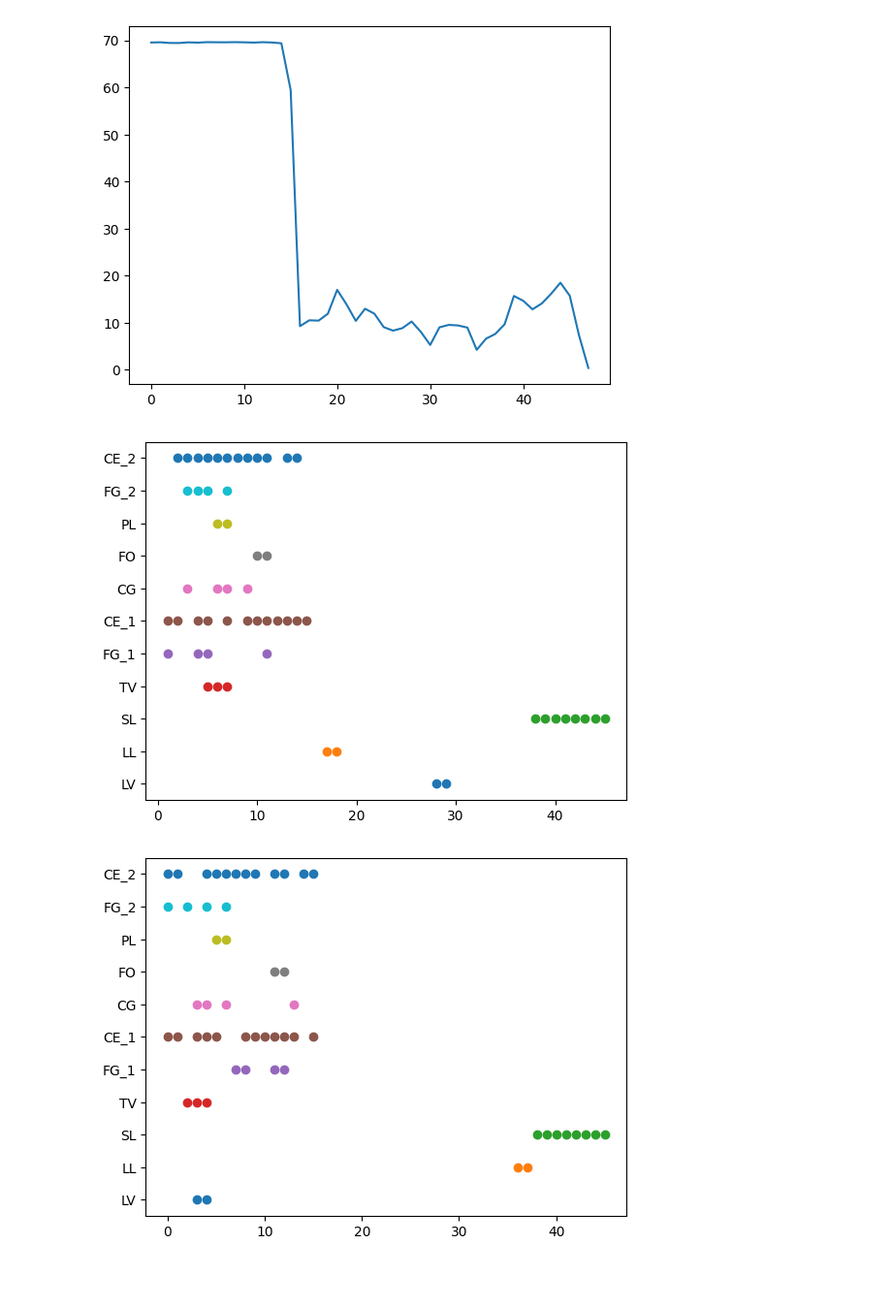
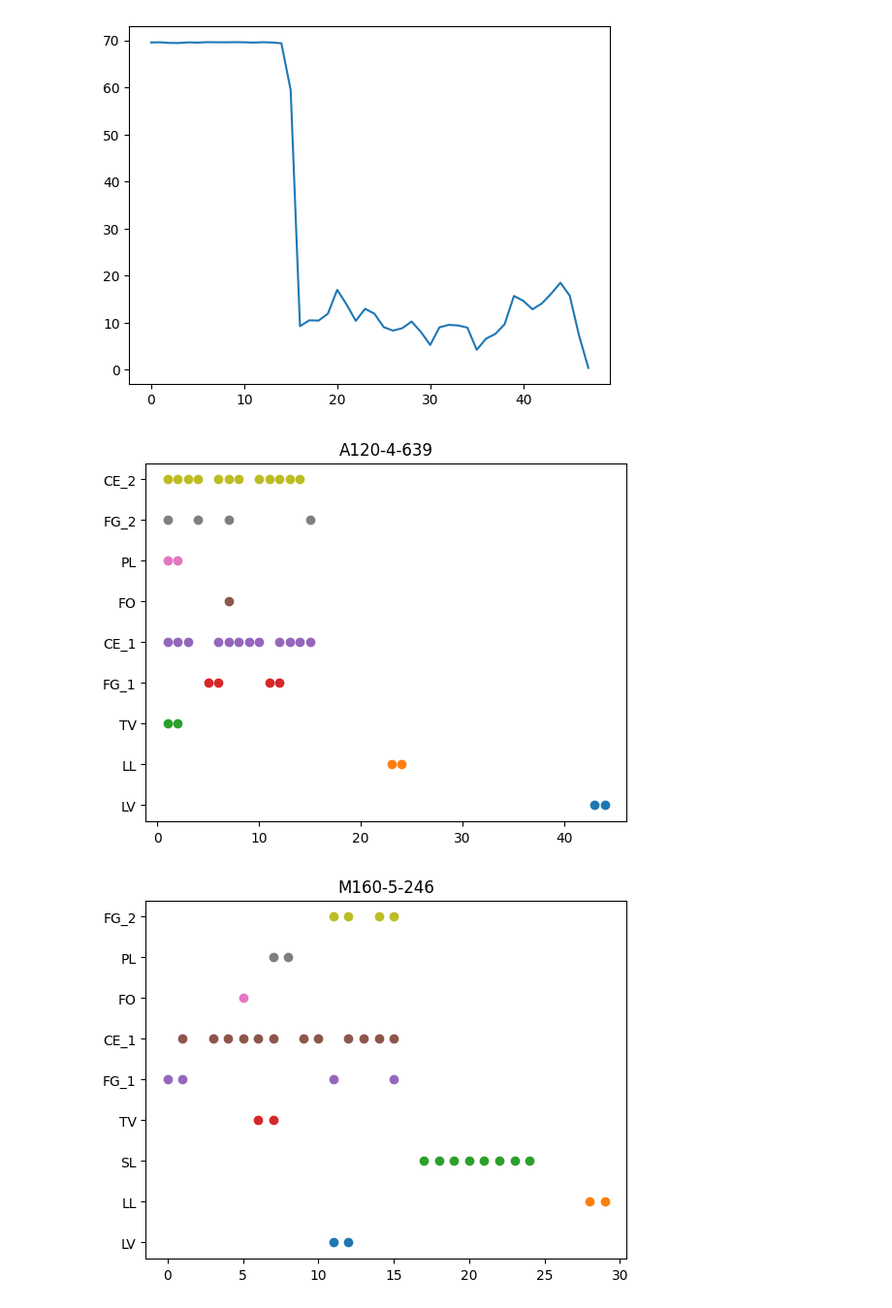
Before and after one commit to adarraillan/Use_Case_SPIE, a Jupyter notebook: Optimization/visualization.ipynb, the cells around one changed output. Shown at 97% size. Drawn from its saved outputs; the diff is of its cells as text; code cells hidden in the pictures; blank space fills up the shorter version.

Commit message:
House title visualisation

```diff
--- a/Optimization/visualization.ipynb
+++ b/Optimization/visualization.ipynb
@@ -9,27 +11,38 @@ plannings = joblib.load("out/Plannings.joblib")
 
 solution : Individual
 solution = joblib.load("out/Solution.joblib")
+
+solutions : List[Individual]
+solutions = joblib.load("out/Solutions.joblib")
+# %%
+data_network = load_csv("data/data_network.csv")
+network_dict = make_network_dict(data_network)
 # %%
 plt.plot(day_consumption)
 # %% [output]
 [<matplotlib.lines.Line2D at 0x...>]
 [figure]
 # %%
-def plot_planning(planning):
+def plot_planning(planning,title):
     m_count = 0
     plt.figure()
+    plt.title(title)
     for machine in planning.keys():
         m_count += 1
         x = []
         y = []
         for time in planning[machine]:
             x.append(time)
             y.append(machine)
 
         plt.scatter(x,y)
 
+k = 0
+
+plannings = solutions[k].plannings
+nodes_names = list(network_dict.keys())
 for i in range(5):
-    plot_planning(plannings[i])
+    plot_planning(plannings[i],network_dict[nodes_names[k]][i])
 # %% [output]
-[figure, old version]
+[figure, new version]
-[figure, old version]
+[figure, new version]
```
Also changed, not shown: parts of 2 cells of this notebook.
